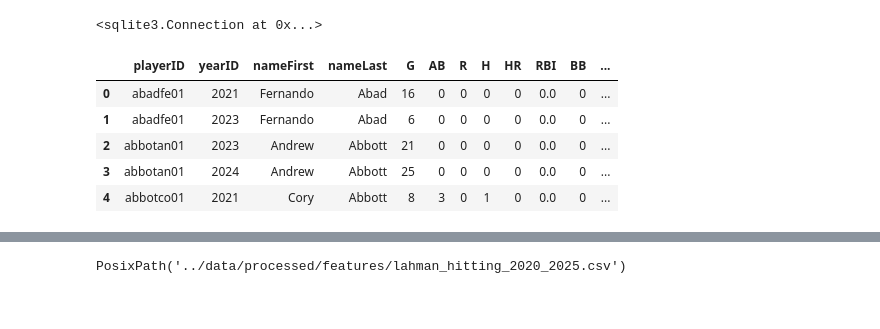
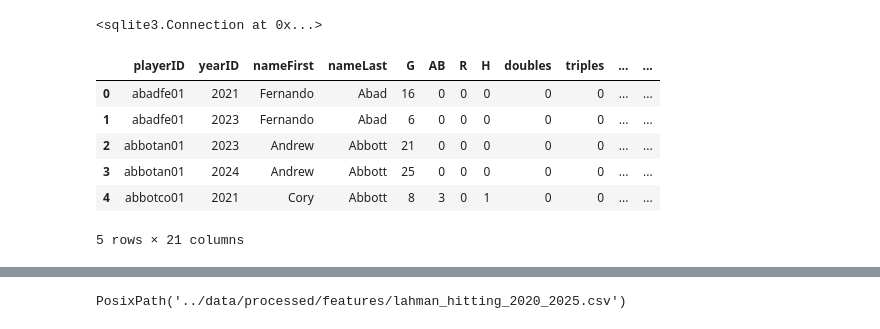
Before and after one commit to cmolina12/mlb-free-agent-optimizer, a Jupyter notebook: notebooks/03_lahman_hitter_seasons.ipynb, the cells around one changed output, grey strips where cells are left out. Drawn from its saved outputs; the diff is of its cells as text; code cells hidden in the pictures.

```diff
--- a/notebooks/03_lahman_hitter_seasons.ipynb
+++ b/notebooks/03_lahman_hitter_seasons.ipynb
@@ -11,35 +11,46 @@ conn
 # %%
 query = """
 SELECT
     b.playerID,
     b.yearID,
     p.nameFirst,
     p.nameLast,
-    SUM(b.G)  AS G,
-    SUM(b.AB) AS AB,
-    SUM(b.R)  AS R,
-    SUM(b.H)  AS H,
-    SUM(b.HR) AS HR,
-    SUM(b.RBI) AS RBI,
-    SUM(b.BB) AS BB,
-    SUM(b.SO) AS SO,
-    SUM(b.SB) AS SB
+
+    -- basic counting stats
+    SUM(b.G)      AS G,
+    SUM(b.AB)     AS AB,
+    SUM(b.R)      AS R,
+    SUM(b.H)      AS H,
+    SUM(b."2B")   AS doubles,
+    SUM(b."3B")   AS triples,
+    SUM(b.HR)     AS HR,
+    SUM(b.RBI)    AS RBI,
+    SUM(b.SB)     AS SB,
+    SUM(b.CS)     AS CS,
+    SUM(b.BB)     AS BB,
+    SUM(b.IBB)    AS IBB,
+    SUM(b.SO)     AS SO,
+    SUM(b.HBP)    AS HBP,
+    SUM(b.SH)     AS SH,
+    SUM(b.SF)     AS SF,
+    SUM(b.GIDP)   AS GIDP
+
 FROM Batting b
-JOIN People p USING(playerID)
+JOIN People p USING (playerID)
 WHERE b.yearID BETWEEN 2020 AND 2025
 GROUP BY b.playerID, b.yearID
 """
 
 lahman_hitters = pd.read_sql_query(query, conn)
 lahman_hitters.head()
-lahman
 # %% [output]
-|  | playerID | yearID | nameFirst | nameLast | G | AB | R | H | HR | RBI | BB | ... |
-| 0 | abadfe01 | 2021 | Fernando | Abad | 16 | 0 | 0 | 0 | 0 | 0.0 | 0 | ... |
-| 1 | abadfe01 | 2023 | Fernando | Abad | 6 | 0 | 0 | 0 | 0 | 0.0 | 0 | ... |
-| 2 | abbotan01 | 2023 | Andrew | Abbott | 21 | 0 | 0 | 0 | 0 | 0.0 | 0 | ... |
-| 3 | abbotan01 | 2024 | Andrew | Abbott | 25 | 0 | 0 | 0 | 0 | 0.0 | 0 | ... |
-| 4 | abbotco01 | 2021 | Cory | Abbott | 8 | 3 | 0 | 1 | 0 | 0.0 | 0 | ... |
+|  | playerID | yearID | nameFirst | nameLast | G | AB | R | H | doubles | triples | ... | ... |
+| 0 | abadfe01 | 2021 | Fernando | Abad | 16 | 0 | 0 | 0 | 0 | 0 | ... | ... |
+| 1 | abadfe01 | 2023 | Fernando | Abad | 6 | 0 | 0 | 0 | 0 | 0 | ... | ... |
+| 2 | abbotan01 | 2023 | Andrew | Abbott | 21 | 0 | 0 | 0 | 0 | 0 | ... | ... |
+| 3 | abbotan01 | 2024 | Andrew | Abbott | 25 | 0 | 0 | 0 | 0 | 0 | ... | ... |
+| 4 | abbotco01 | 2021 | Cory | Abbott | 8 | 3 | 0 | 1 | 0 | 0 | ... | ... |
+5 rows × 21 columns
 # %%
 df = lahman_hitters.copy()
 
```
Also changed, not shown: parts of 1 cell of this notebook, 9 other files.
